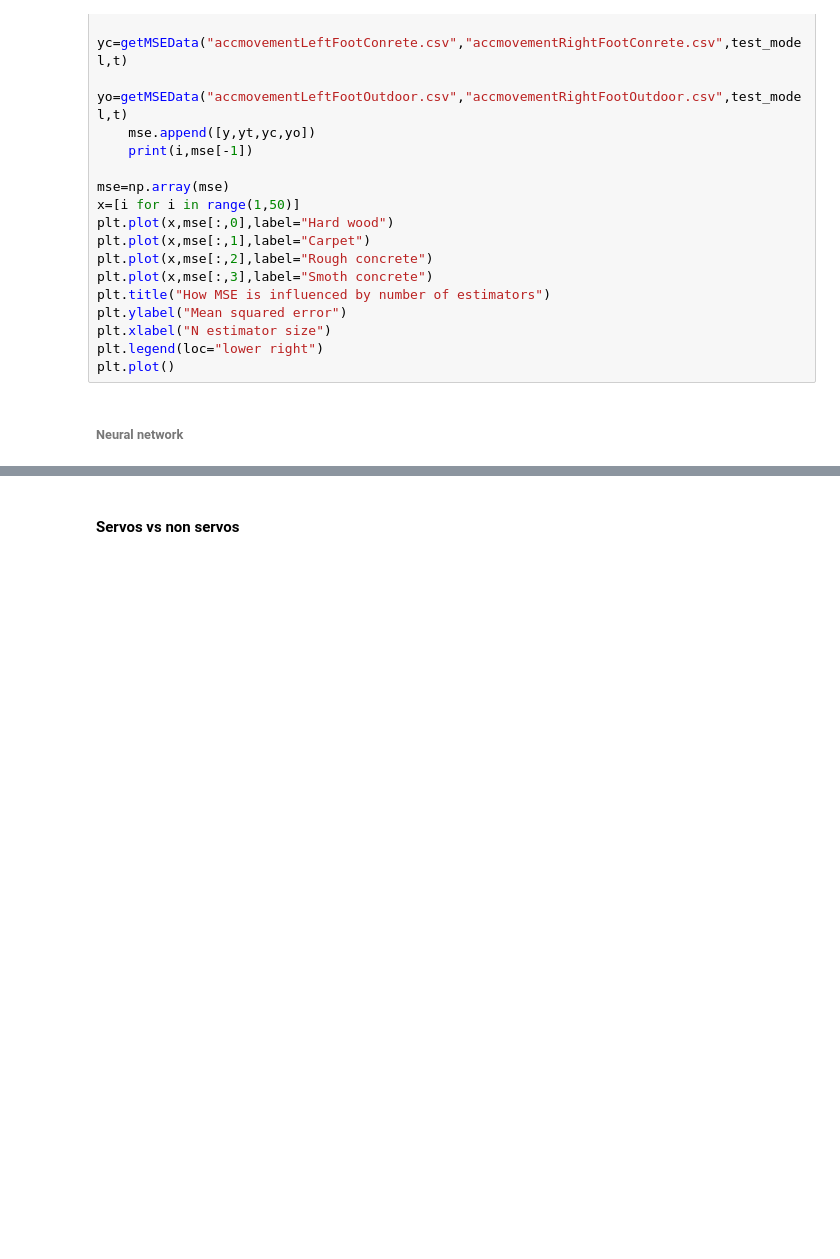
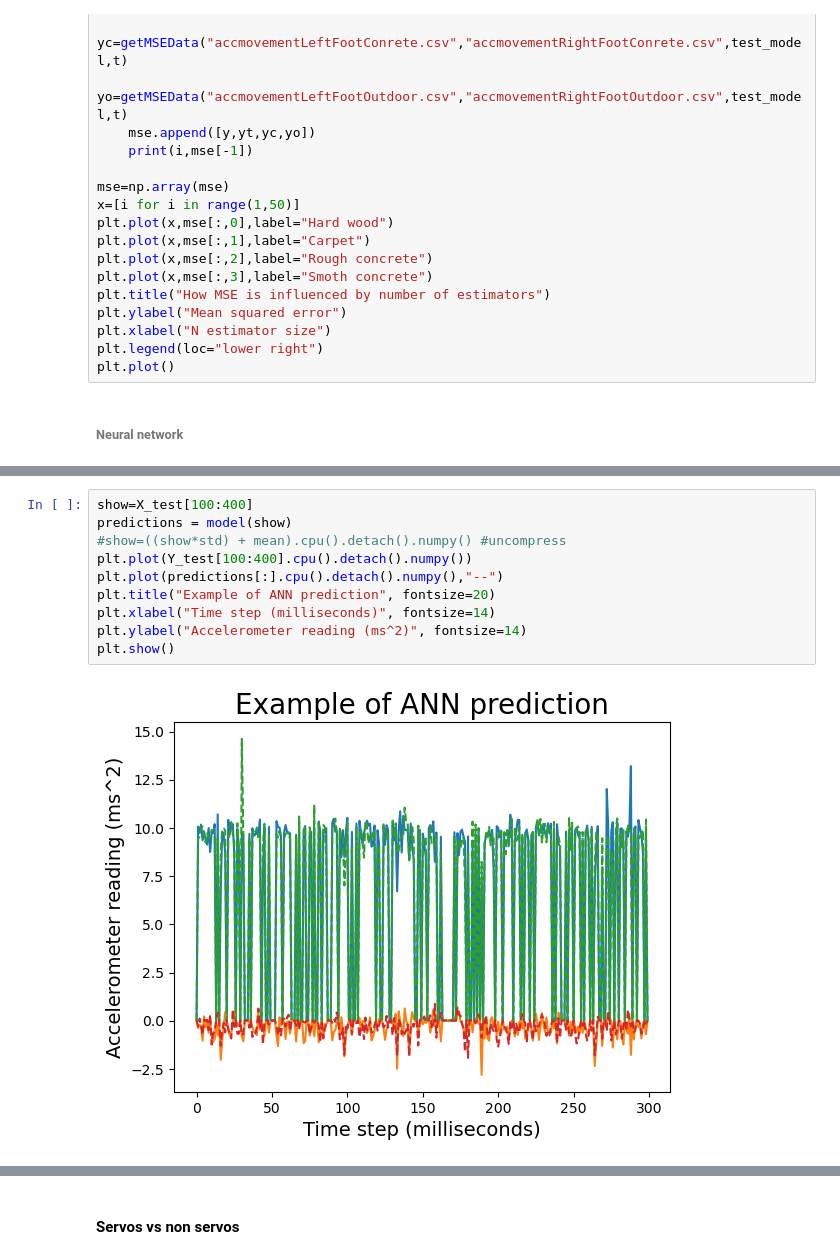
Before and after one commit to shepai/TactileSensor, a Jupyter notebook: Code/Data collection/robot/excel.ipynb, the cells around one changed output, grey strips where cells are left out. Drawn from its saved outputs; the diff is of its cells as text; blank space fills up the shorter version.

```diff
--- a/Code/Data collection/robot/excel.ipynb
+++ b/Code/Data collection/robot/excel.ipynb
@@ -851,0 +971,12 @@ plt.plot()
+# %%
+show=X_test[100:400]
+predictions = model(show)
+#show=((show*std) + mean).cpu().detach().numpy() #uncompress
+plt.plot(Y_test[100:400].cpu().detach().numpy())
+plt.plot(predictions[:].cpu().detach().numpy(),"--")
+plt.title("Example of ANN prediction", fontsize=20)
+plt.xlabel("Time step (milliseconds)", fontsize=14)
+plt.ylabel("Accelerometer reading (ms^2)", fontsize=14)
+plt.show()
+# %% [output]
+[figure, added]
```
Also changed, not shown: parts of 14 cells of this notebook.
